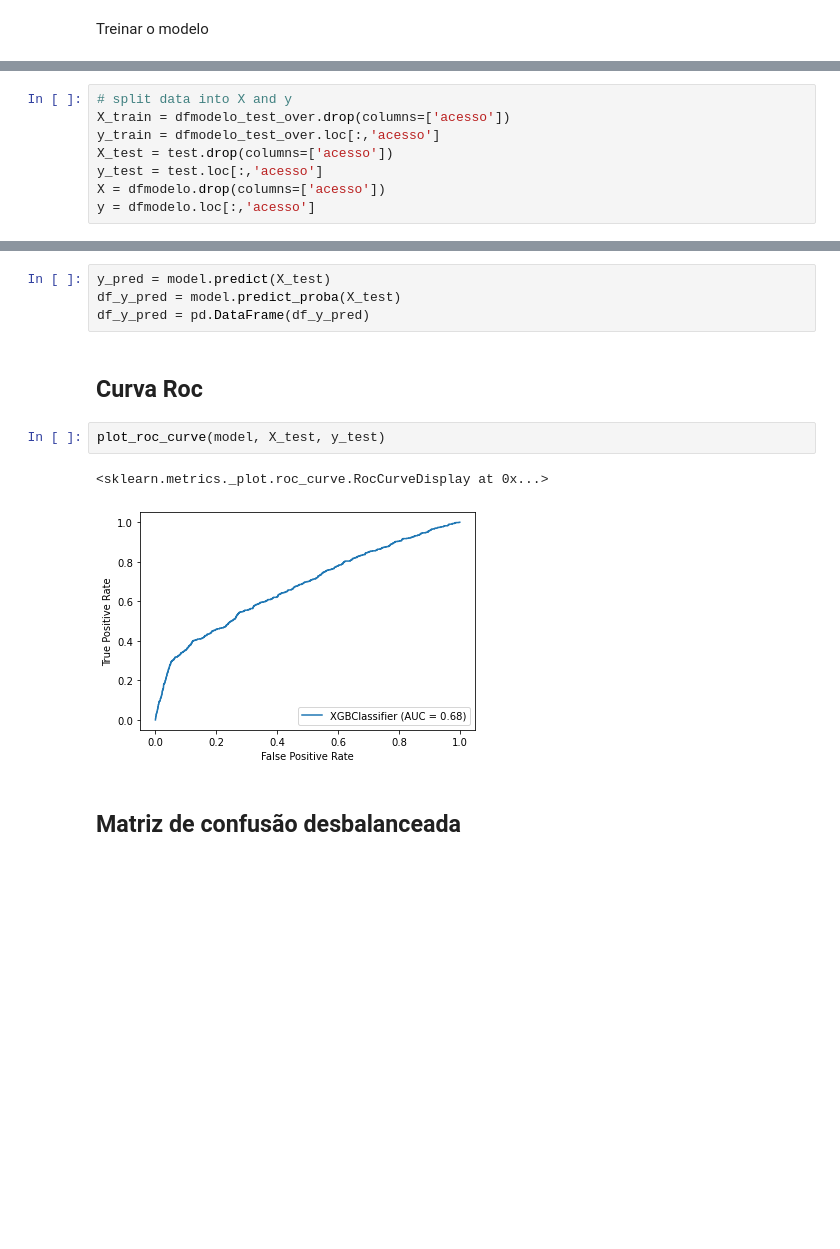
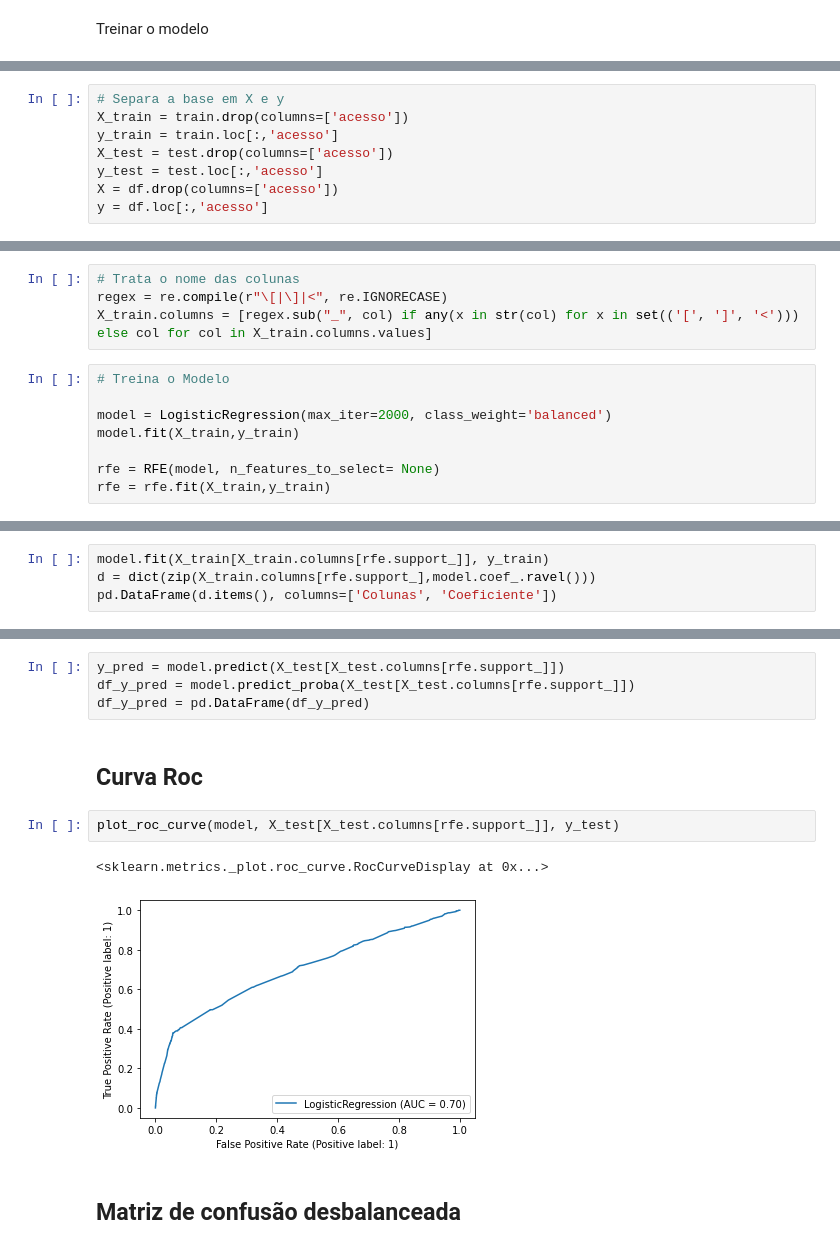
Before and after one commit to NicolasMikio/Credit_Recovery_Blu365, a Jupyter notebook: Codigo.ipynb, the cells around one changed output, grey strips where cells are left out. Cells and saved outputs as stored; diff of their text form; blank space fills up the shorter version.

```diff
--- a/Codigo.ipynb
+++ b/Codigo.ipynb
@@ -510,8 +684,8 @@ Name: acesso, dtype: int64
 # %%
-# split data into X and y
-X_train = dfmodelo_test_over.drop(columns=['acesso'])
-y_train = dfmodelo_test_over.loc[:,'acesso']
+# Separa a base em X e y
+X_train = train.drop(columns=['acesso'])
+y_train = train.loc[:,'acesso']
 X_test = test.drop(columns=['acesso'])
 y_test = test.loc[:,'acesso']
-X = dfmodelo.drop(columns=['acesso'])
-y = dfmodelo.loc[:,'acesso']
+X = df.drop(columns=['acesso'])
+y = df.loc[:,'acesso']
@@ -532,0 +692,12 @@ print (sorted_di)
+# %%
+# Trata o nome das colunas
+regex = re.compile(r"\[|\]|<", re.IGNORECASE)
+X_train.columns = [regex.sub("_", col) if any(x in str(col) for x in set(('[', ']', '<'))) else col for col in X_train.columns.values]
+# %%
+# Treina o Modelo
+
+model = LogisticRegression(max_iter=2000, class_weight='balanced')
+model.fit(X_train,y_train)
+
+rfe = RFE(model, n_features_to_select= None)
+rfe = rfe.fit(X_train,y_train)
@@ -532,0 +725,4 @@ print (sorted_di)
+# %%
+model.fit(X_train[X_train.columns[rfe.support_]], y_train)
+d = dict(zip(X_train.columns[rfe.support_],model.coef_.ravel()))
+pd.DataFrame(d.items(), columns=['Colunas', 'Coeficiente'])
@@ -533,14 +747,14 @@ print (sorted_di)
 # %%
-y_pred = model.predict(X_test)
-df_y_pred = model.predict_proba(X_test)
+y_pred = model.predict(X_test[X_test.columns[rfe.support_]])
+df_y_pred = model.predict_proba(X_test[X_test.columns[rfe.support_]])
 df_y_pred = pd.DataFrame(df_y_pred)
 # %% [markdown]
 ## Curva Roc
 # %%
-plot_roc_curve(model, X_test, y_test)
+plot_roc_curve(model, X_test[X_test.columns[rfe.support_]], y_test)
 # %% [output]
 <sklearn.metrics._plot.roc_curve.RocCurveDisplay at 0x...>
-[figure, old version]
+[figure, new version]
 # %% [markdown]
 ## Matriz de confusão desbalanceada
 # %%
```
Also changed, not shown: parts of 61 cells of this notebook, 1 other file.
